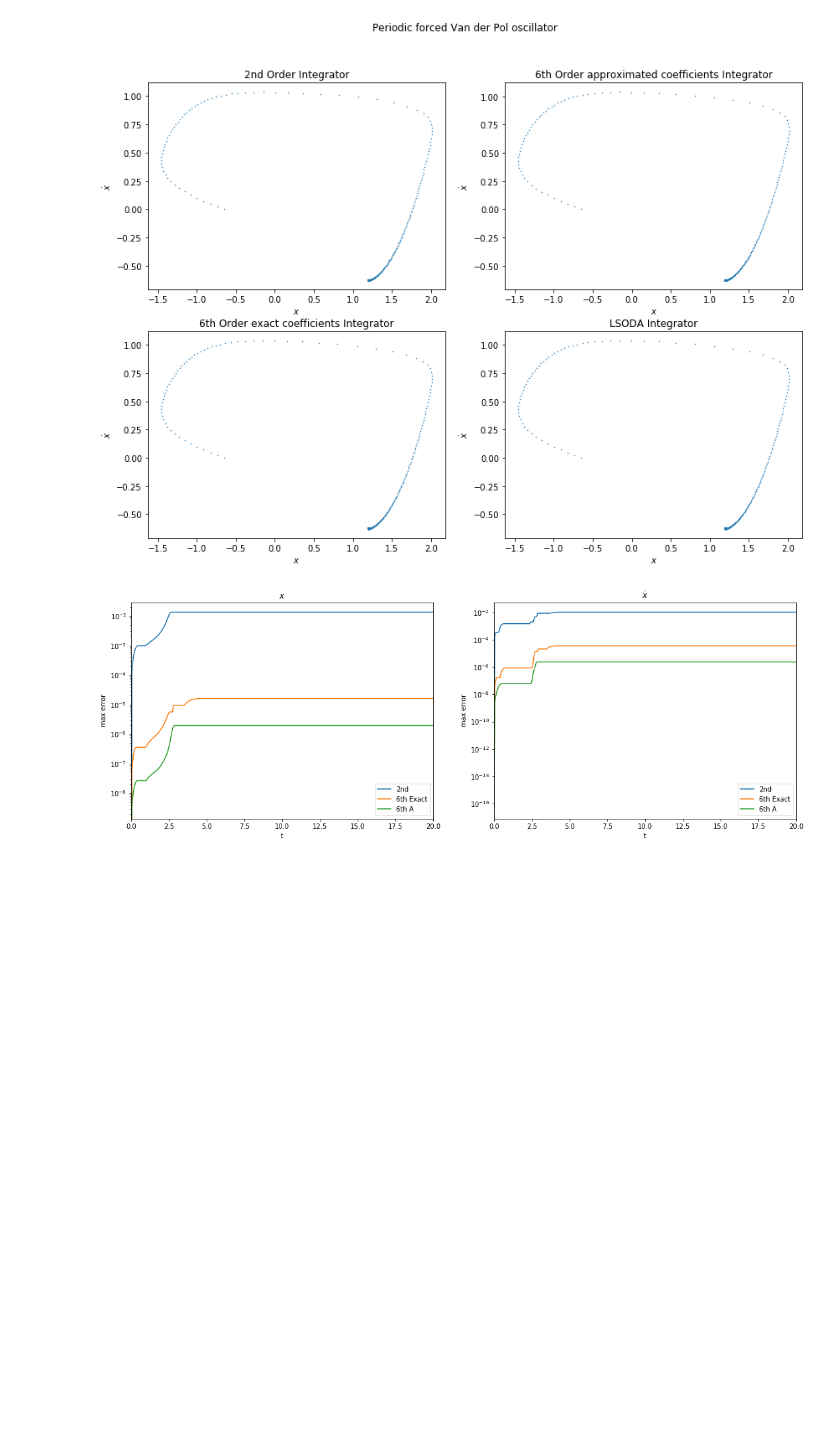
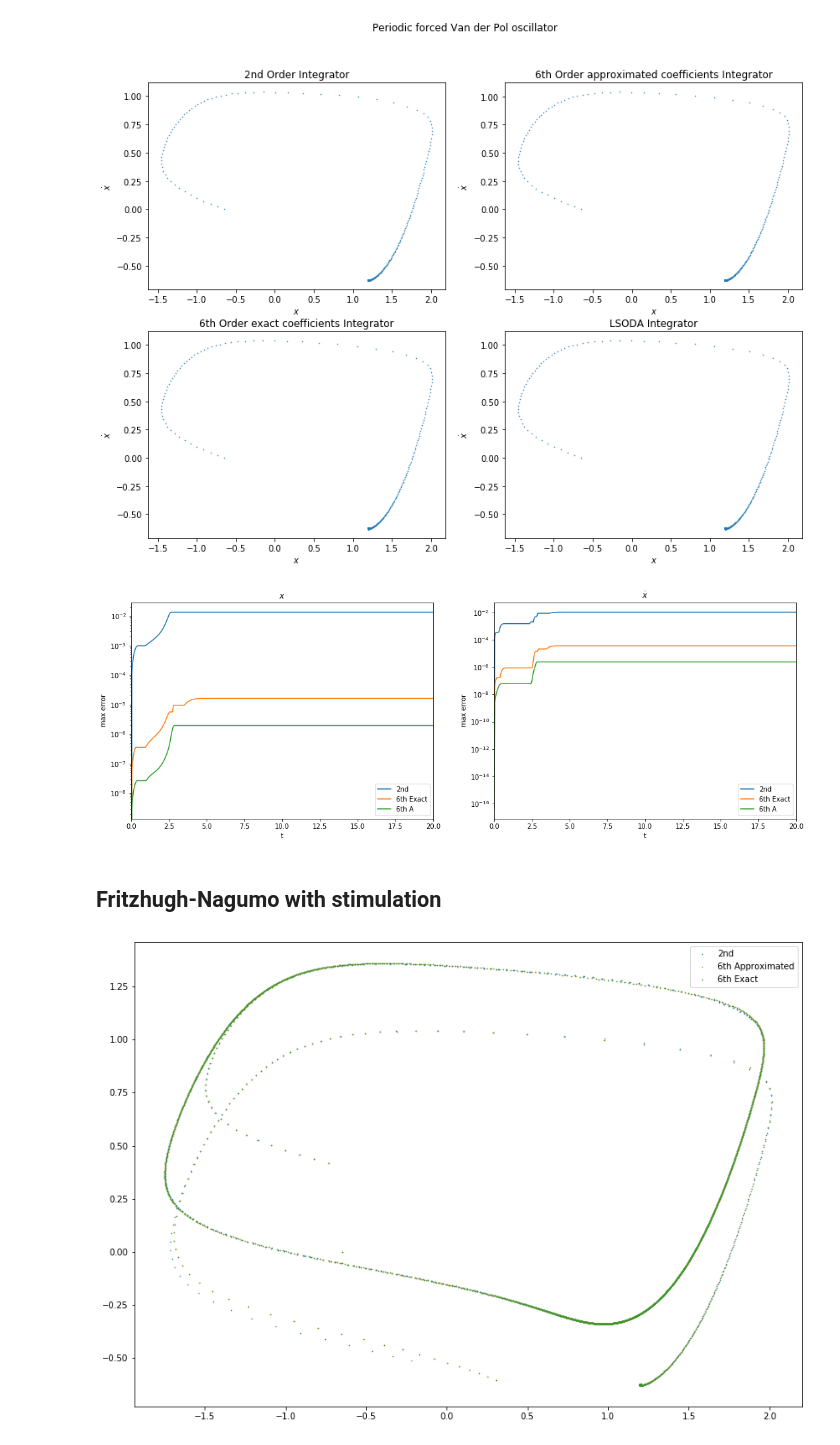
Before and after one commit to fzadra/VanDerPolContact, a Jupyter notebook: VDP.ipynb, the cells around one changed output. Cells and saved outputs as stored; diff of their text form; code cells hidden in the pictures; blank space fills up the shorter version.

```diff
--- a/VDP.ipynb
+++ b/VDP.ipynb
@@ -610,3 +628,50 @@ plt.legend(loc='lower right')
 plt.show()
 # %% [output]
 [figure]
+# %% [markdown]
+## Fritzhugh-Nagumo with stimulation
+# %%
+def stim(t):
+    return i0*np.heaviside(t,0)-i0*np.heaviside(t-100,0)
+
+def fritzhugh(a, b, c, i0):
+    def f(q):
+        return -(c-c*q**2-b/c)
+    def fq(q):
+        return +2.0*q
+    def F(q,t):
+        return -a+(1-b)*q+(b/3.)*q**3-b*stim(t)
+    def Fq(q,t):
+        return (+1-b)+b*q**2
+
+    return Lienard(f, fq, F, Fq)
+
+def ytras(q,s,c,t):
+    # q -> x
+    return s/c-q+(q**3)/3-stim(t)
+
+def actras(x,y,c,t):
+    return c *(x+y-(x**3)/3.+stim(t))
+# %%
+a,b,c,i0=0.7,0.8,3.0,-0.4
+frinag=fritzhugh(a,b,c,i0)
+trasy= lambda q, s, t : ytras(q,s,c,t) #s->y
+trass= lambda x, y, t : actras(x,y,c,t) #y->s
+
+x0,y0=-0.650,0
+q0,p0,s0=x0, 0, trass(x0,y0,0)
+# %%
+tspan = np.arange(0, 500, 0.05)
+
+sol, sols, _ = ic.integrate(step1, frinag, tspan, p0, q0, s0)
+solm, solms, _ = ic.integrate(step6, frinag, tspan, p0, q0, s0)
+sol1, sol1s, _ = ic.integrate(step6e, frinag, tspan, p0, q0, s0)
+# %%
+plt.figure(figsize=(14,10))
+plt.plot(sol[:,1], (trasy(sol[:,1],sols[:],tspan[:])), '.',markersize=1,label="2nd")
+plt.plot(solm[:,1], (trasy(solm[:,1],solms[:],tspan[:])),'.',markersize=1,label="6th Approximated")
+plt.plot(sol1[:,1], (trasy(sol1[:,1],sol1s[:],tspan[:])),'.',markersize=1,label="6th Exact")
+plt.legend(loc="upper right")
+plt.show()
+# %% [output]
+[figure, added]
```
Also changed, not shown: parts of 4 cells of this notebook.
